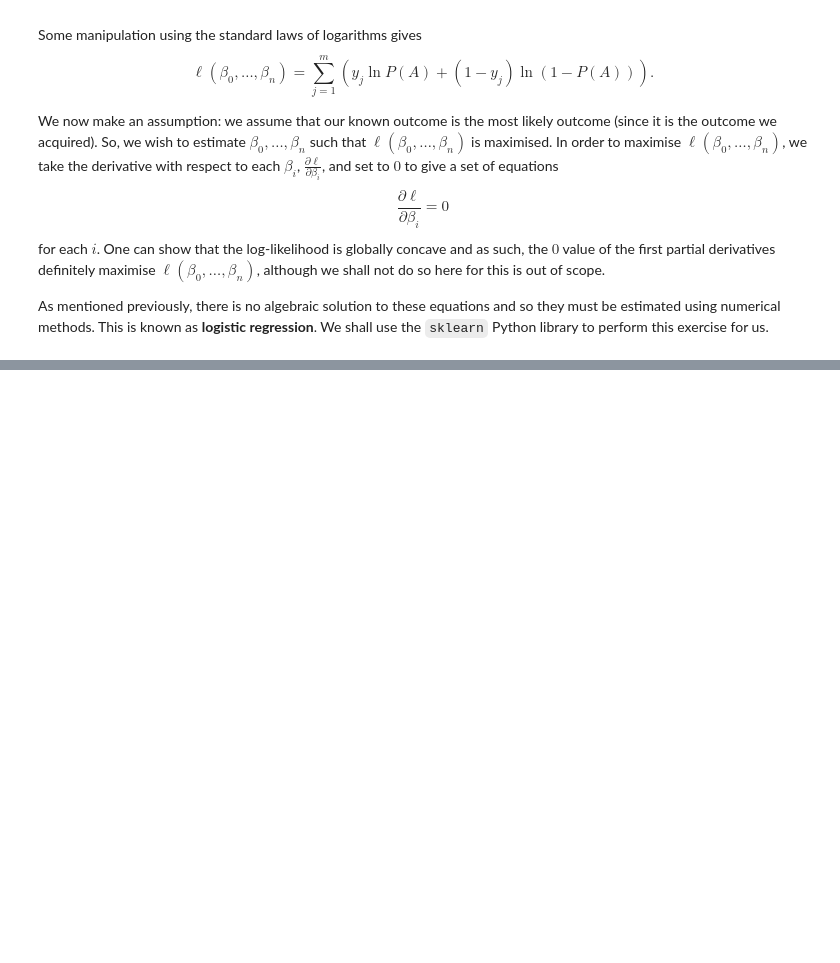
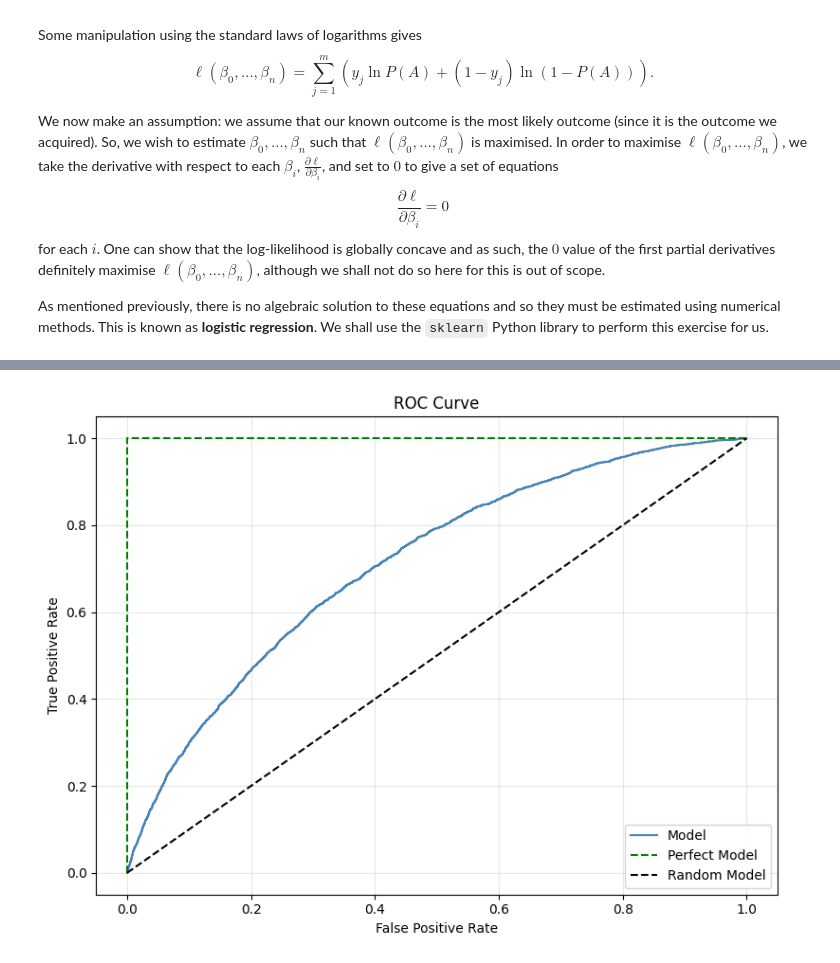
Before and after one commit to jacob1999r/credit-risk-model, a Jupyter notebook: 03_pd_model.ipynb, the cells around one changed output, grey strips where cells are left out. Drawn from its saved outputs; the diff is of its cells as text; code cells hidden in the pictures; blank space fills up the shorter version.

Commit message:
Finished 03_pd_model.ipynb, trained the model and recalibrated. Discussed the results and potential improvements for future models.

```diff
--- a/03_pd_model.ipynb
+++ b/03_pd_model.ipynb
@@ -122,0 +137,4 @@ Now that we understand the theory, we can begin to train our model. Let us perfo
+# %%
+model = LogisticRegression(max_iter=10000, class_weight='balanced', random_state=42)
+model.fit(x_train_scaled, y_train)
+print('Model trained.')
@@ -122,0 +145,9 @@ Now that we understand the theory, we can begin to train our model. Let us perfo
+# %%
+#predict probability of default for each loan in the test set
+#predict_proba returns two columns: probability of 0 and probability of 1
+#we take the second column [:, 1] which is the probability of default
+y_pred_proba = model.predict_proba(x_test_scaled)[:, 1]
+
+#we check against the actual
+print(f'Mean predicted probability of default: {y_pred_proba.mean():.3f}')
+print(f'Actual default rate in test set: {y_test.mean():.3f}')
@@ -122,0 +163,26 @@ Now that we understand the theory, we can begin to train our model. Let us perfo
+# %%
+#compute the false positive rate, true positive rate at each threshold using the roc_curve function
+fpr, tpr, thresholds = roc_curve(y_test, y_pred_proba)
+
+#plot
+plt.figure(figsize=(8, 6))
+
+#the trained model curve
+plt.plot(fpr, tpr, color='steelblue', linewidth=1.5, label='Model')
+
+#straight up to (0,1) then across - represents a perfect model
+plt.plot([0, 0, 1], [0, 1, 1], color='green', linewidth=1.5, linestyle='--', label='Perfect Model')
+
+#the diagonal reference line — represents a random model
+plt.plot([0, 1], [0, 1], color='black', linewidth=1.5, linestyle='--', label='Random Model')
+
+#formatting
+plt.xlabel('False Positive Rate')
+plt.ylabel('True Positive Rate')
+plt.title('ROC Curve')
+plt.legend()
+plt.grid(True, alpha=0.3)
+plt.tight_layout()
+plt.show()
+# %% [output]
+[figure, added]
```
Also changed, not shown: parts of 27 cells of this notebook.
